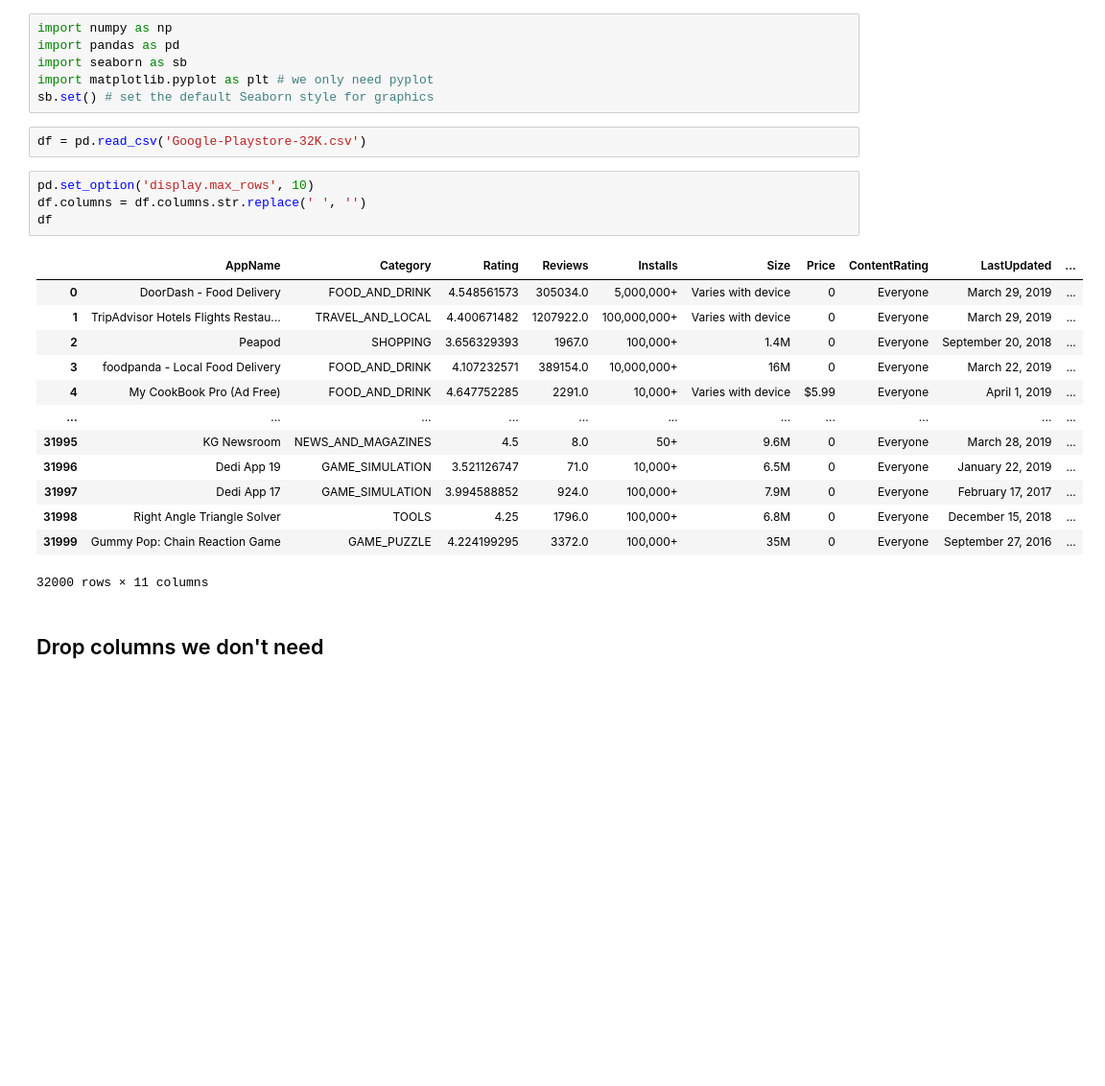
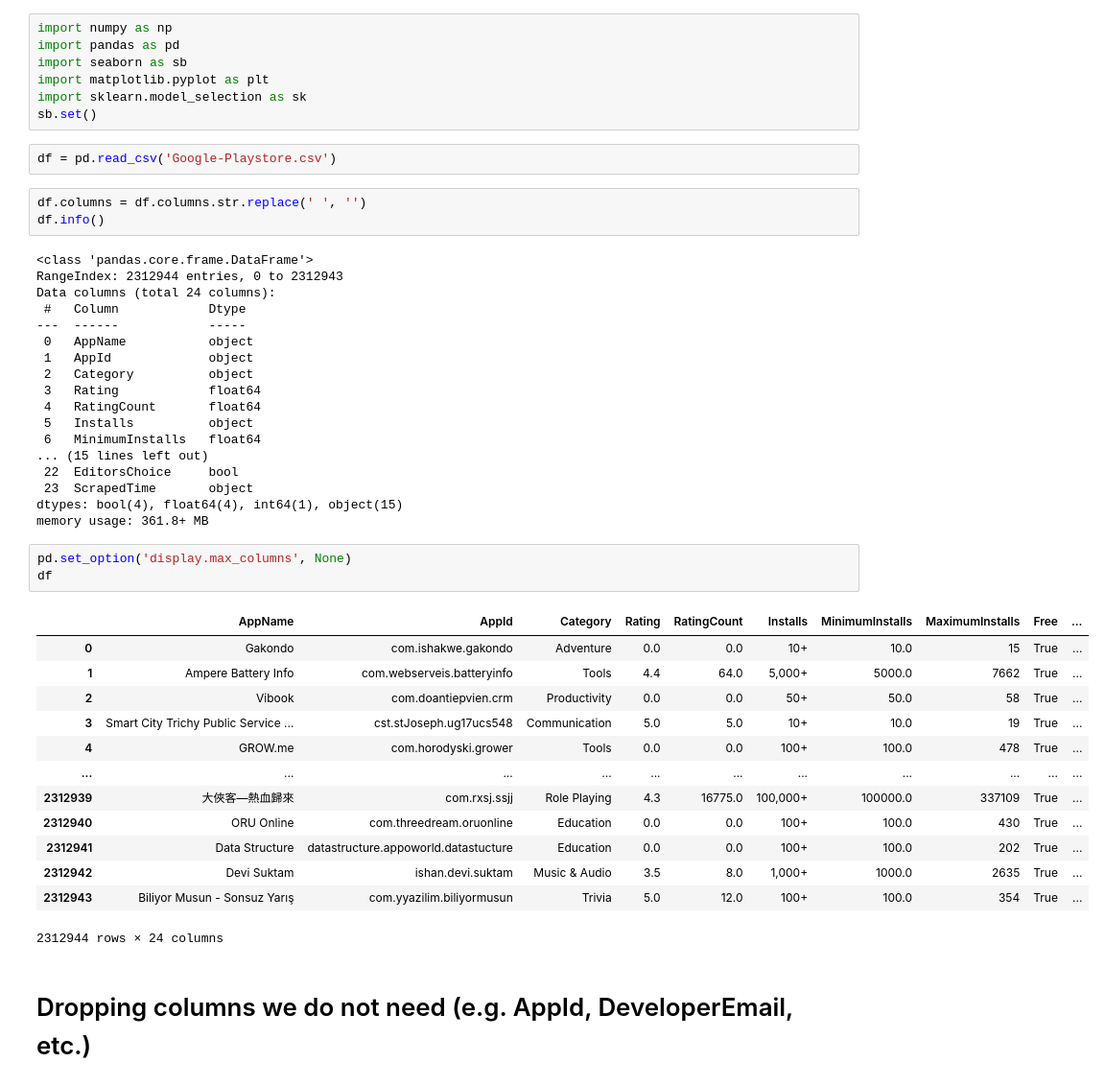
Before and after one commit to oshwad/cz1115, a Jupyter notebook: 1. Data Preparation and Cleaning.ipynb, the cells around one changed output. Shown at 96% size. Drawn from its saved outputs; the diff is of its cells as text; blank space fills up the shorter version.

```diff
--- a/1. Data Preparation and Cleaning.ipynb
+++ b/1. Data Preparation and Cleaning.ipynb
@@ -2,28 +2,49 @@
 import numpy as np
 import pandas as pd
 import seaborn as sb
-import matplotlib.pyplot as plt # we only need pyplot
-sb.set() # set the default Seaborn style for graphics
+import matplotlib.pyplot as plt
+import sklearn.model_selection as sk
+sb.set()
 # %%
-df = pd.read_csv('Google-Playstore-32K.csv')
+df = pd.read_csv('Google-Playstore.csv')
 # %%
-pd.set_option('display.max_rows', 10)
 df.columns = df.columns.str.replace(' ', '')
-df
+df.info()
 # %% [output]
-|  | AppName | Category | Rating | Reviews | Installs | Size | Price | ContentRating | LastUpdated | ... |
-| 0 | DoorDash - Food Delivery | FOOD_AND_DRINK | 4.548561573 | 305034.0 | 5,000,000+ | Varies with device | 0 | Everyone | March 29, 2019 | ... |
-| 1 | TripAdvisor Hotels Flights Restau... | TRAVEL_AND_LOCAL | 4.400671482 | 1207922.0 | 100,000,000+ | Varies with device | 0 | Everyone | March 29, 2019 | ... |
-| 2 | Peapod | SHOPPING | 3.656329393 | 1967.0 | 100,000+ | 1.4M | 0 | Everyone | September 20, 2018 | ... |
-| 3 | foodpanda - Local Food Delivery | FOOD_AND_DRINK | 4.107232571 | 389154.0 | 10,000,000+ | 16M | 0 | Everyone | March 22, 2019 | ... |
-| 4 | My CookBook Pro (Ad Free) | FOOD_AND_DRINK | 4.647752285 | 2291.0 | 10,000+ | Varies with device | $5.99 | Everyone | April 1, 2019 | ... |
-| ... | ... | ... | ... | ... | ... | ... | ... | ... | ... | ... |
-| 31995 | KG Newsroom | NEWS_AND_MAGAZINES | 4.5 | 8.0 | 50+ | 9.6M | 0 | Everyone | March 28, 2019 | ... |
-| 31996 | Dedi App 19 | GAME_SIMULATION | 3.521126747 | 71.0 | 10,000+ | 6.5M | 0 | Everyone | January 22, 2019 | ... |
-| 31997 | Dedi App 17 | GAME_SIMULATION | 3.994588852 | 924.0 | 100,000+ | 7.9M | 0 | Everyone | February 17, 2017 | ... |
-| 31998 | Right Angle Triangle Solver | TOOLS | 4.25 | 1796.0 | 100,000+ | 6.8M | 0 | Everyone | December 15, 2018 | ... |
-| 31999 | Gummy Pop: Chain Reaction Game | GAME_PUZZLE | 4.224199295 | 3372.0 | 100,000+ | 35M | 0 | Everyone | September 27, 2016 | ... |
-32000 rows × 11 columns
+<class 'pandas.core.frame.DataFrame'>
+RangeIndex: 2312944 entries, 0 to 2312943
+Data columns (total 24 columns):
+ #   Column            Dtype
+---  ------            -----
+ 0   AppName           object
+ 1   AppId             object
+ 2   Category          object
+ 3   Rating            float64
+ 4   RatingCount       float64
+ 5   Installs          object
+ 6   MinimumInstalls   float64
+... (15 lines left out)
+ 22  EditorsChoice     bool
+ 23  ScrapedTime       object
+dtypes: bool(4), float64(4), int64(1), object(15)
+memory usage: 361.8+ MB
-# %% [markdown]
-## Drop columns we don't need
+# %%
+pd.set_option('display.max_columns', None)
+df
+# %% [output]
+|  | AppName | AppId | Category | Rating | RatingCount | Installs | MinimumInstalls | MaximumInstalls | Free | ... |
+| 0 | Gakondo | com.ishakwe.gakondo | Adventure | 0.0 | 0.0 | 10+ | 10.0 | 15 | True | ... |
+| 1 | Ampere Battery Info | com.webserveis.batteryinfo | Tools | 4.4 | 64.0 | 5,000+ | 5000.0 | 7662 | True | ... |
+| 2 | Vibook | com.doantiepvien.crm | Productivity | 0.0 | 0.0 | 50+ | 50.0 | 58 | True | ... |
+| 3 | Smart City Trichy Public Service ... | cst.stJoseph.ug17ucs548 | Communication | 5.0 | 5.0 | 10+ | 10.0 | 19 | True | ... |
+| 4 | GROW.me | com.horodyski.grower | Tools | 0.0 | 0.0 | 100+ | 100.0 | 478 | True | ... |
+| ... | ... | ... | ... | ... | ... | ... | ... | ... | ... | ... |
+| 2312939 | 大俠客—熱血歸來 | com.rxsj.ssjj | Role Playing | 4.3 | 16775.0 | 100,000+ | 100000.0 | 337109 | True | ... |
+| 2312940 | ORU Online | com.threedream.oruonline | Education | 0.0 | 0.0 | 100+ | 100.0 | 430 | True | ... |
+| 2312941 | Data Structure | datastructure.appoworld.datastucture | Education | 0.0 | 0.0 | 100+ | 100.0 | 202 | True | ... |
+| 2312942 | Devi Suktam | ishan.devi.suktam | Music & Audio | 3.5 | 8.0 | 1,000+ | 1000.0 | 2635 | True | ... |
+| 2312943 | Biliyor Musun - Sonsuz Yarış | com.yyazilim.biliyormusun | Trivia | 5.0 | 12.0 | 100+ | 100.0 | 354 | True | ... |
+2312944 rows × 24 columns
+# %% [markdown]
+# Dropping columns we do not need (e.g. AppId, DeveloperEmail, etc.)
 # %%
```
Also changed, not shown: parts of 117 cells of this notebook, 10 other files.
